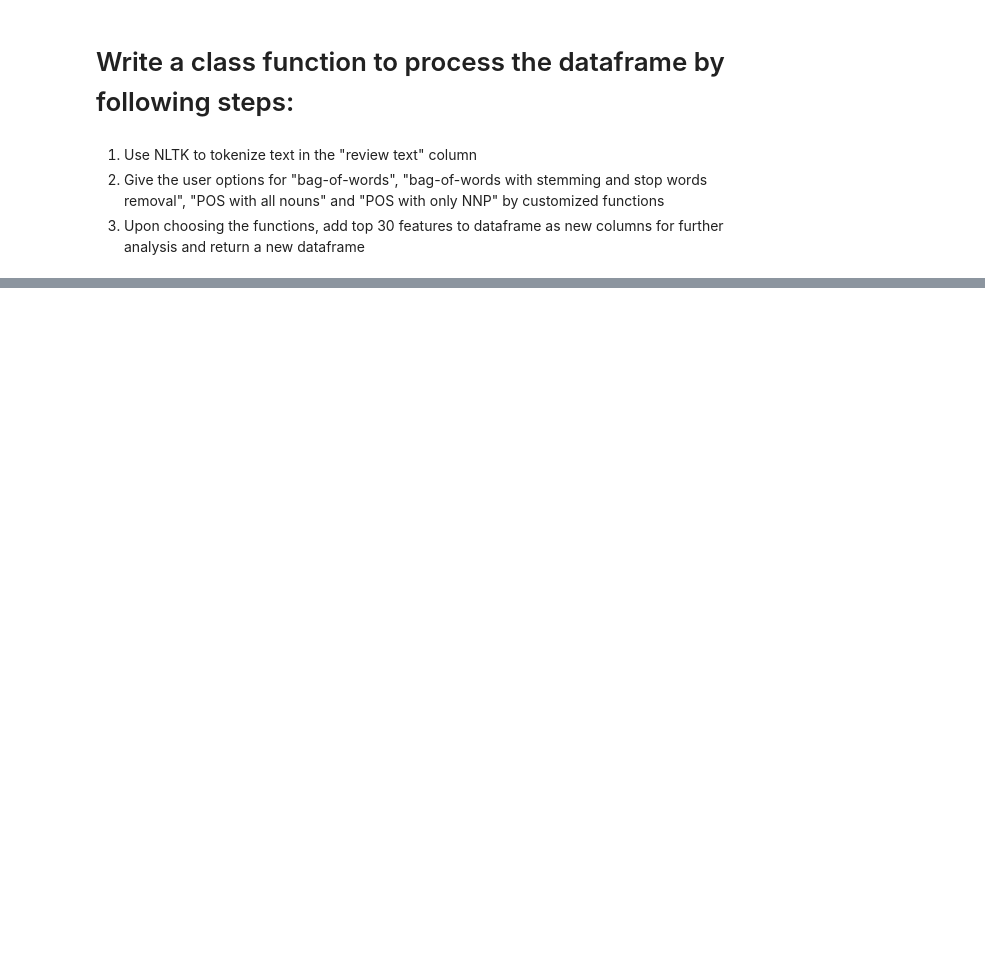
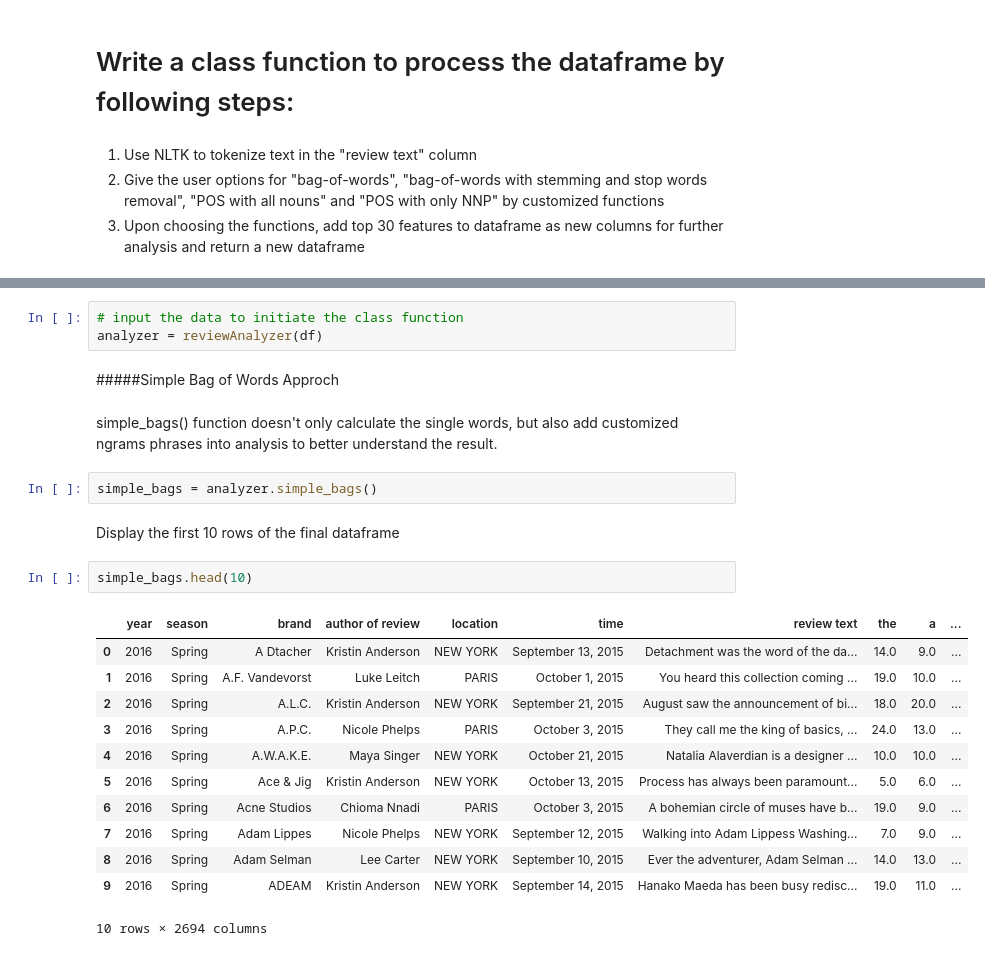
Before and after one commit to maxwelllee54/TextAnalytics, a Jupyter notebook: Assgn2.ipynb, the cells around one changed output, grey strips where cells are left out. Saved outputs shown, nothing was run; the diff lists cells and outputs as text; blank space fills up the shorter version.

```diff
--- a/Assgn2.ipynb
+++ b/Assgn2.ipynb
@@ -49,0 +134,26 @@ class reviewAnalyzer():
+# %%
+# input the data to initiate the class function
+analyzer = reviewAnalyzer(df)
+# %% [markdown]
+#####Simple Bag of Words Approch
+# %% [markdown]
+simple_bags() function doesn't only calculate the single words, but also add customized ngrams phrases into analysis to better understand the result.
+# %%
+simple_bags = analyzer.simple_bags()
+# %% [markdown]
+Display the first 10 rows of the final dataframe
+# %%
+simple_bags.head(10)
+# %% [output]
+|  | year | season | brand | author of review | location | time | review text | the | a | ... |
+| 0 | 2016 | Spring | A Dtacher | Kristin Anderson | NEW YORK | September 13, 2015 | Detachment was the word of the da... | 14.0 | 9.0 | ... |
+| 1 | 2016 | Spring | A.F. Vandevorst | Luke Leitch | PARIS | October 1, 2015 | You heard this collection coming ... | 19.0 | 10.0 | ... |
+| 2 | 2016 | Spring | A.L.C. | Kristin Anderson | NEW YORK | September 21, 2015 | August saw the announcement of bi... | 18.0 | 20.0 | ... |
+| 3 | 2016 | Spring | A.P.C. | Nicole Phelps | PARIS | October 3, 2015 | They call me the king of basics, ... | 24.0 | 13.0 | ... |
+| 4 | 2016 | Spring | A.W.A.K.E. | Maya Singer | NEW YORK | October 21, 2015 | Natalia Alaverdian is a designer ... | 10.0 | 10.0 | ... |
+| 5 | 2016 | Spring | Ace & Jig | Kristin Anderson | NEW YORK | October 13, 2015 | Process has always been paramount... | 5.0 | 6.0 | ... |
+| 6 | 2016 | Spring | Acne Studios | Chioma Nnadi | PARIS | October 3, 2015 | A bohemian circle of muses have b... | 19.0 | 9.0 | ... |
+| 7 | 2016 | Spring | Adam Lippes | Nicole Phelps | NEW YORK | September 12, 2015 | Walking into Adam Lippess Washing... | 7.0 | 9.0 | ... |
+| 8 | 2016 | Spring | Adam Selman | Lee Carter | NEW YORK | September 10, 2015 | Ever the adventurer, Adam Selman ... | 14.0 | 13.0 | ... |
+| 9 | 2016 | Spring | ADEAM | Kristin Anderson | NEW YORK | September 14, 2015 | Hanako Maeda has been busy redisc... | 19.0 | 11.0 | ... |
+10 rows × 2694 columns
```
Also changed, not shown: parts of 12 cells of this notebook.
